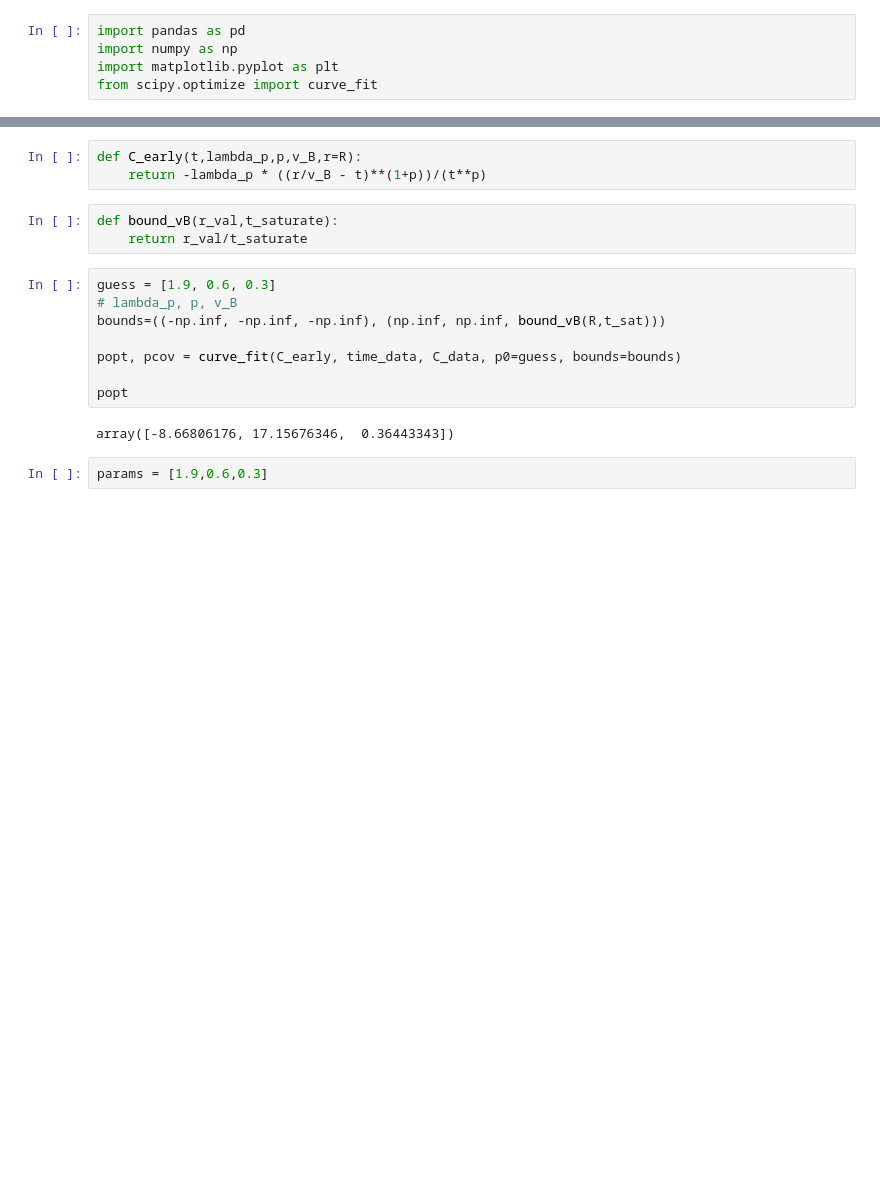
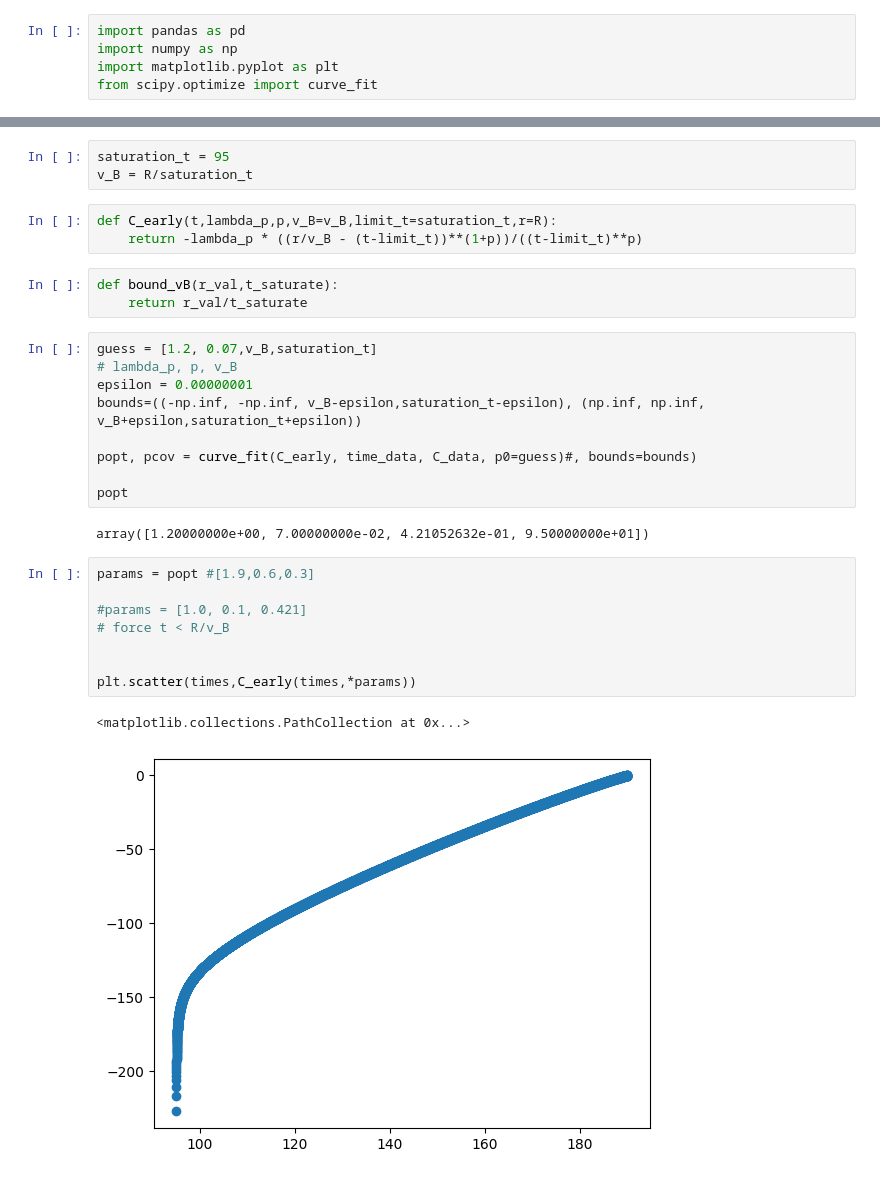
Before and after one commit to raichkel/quantum_scrambling, a Jupyter notebook: src/log_log_py.ipynb, the cells around one changed output, grey strips where cells are left out. Drawn from its saved outputs; the diff is of its cells as text; blank space fills up the shorter version.

```diff
--- a/src/log_log_py.ipynb
+++ b/src/log_log_py.ipynb
@@ -70,21 +83,34 @@ C_data = np.real(C_r_t_40[last+1:stop_index])
+# %%
+saturation_t = 95
+v_B = R/saturation_t
 # %%
-def C_early(t,lambda_p,p,v_B,r=R):
-    return -lambda_p * ((r/v_B - t)**(1+p))/(t**p)
+def C_early(t,lambda_p,p,v_B=v_B,limit_t=saturation_t,r=R):
+    return -lambda_p * ((r/v_B - (t-limit_t))**(1+p))/((t-limit_t)**p)
 # %%
 def bound_vB(r_val,t_saturate):
     return r_val/t_saturate
 # %%
-guess = [1.9, 0.6, 0.3]
+guess = [1.2, 0.07,v_B,saturation_t]
 # lambda_p, p, v_B
-bounds=((-np.inf, -np.inf, -np.inf), (np.inf, np.inf, bound_vB(R,t_sat)))
+epsilon = 0.00000001
+bounds=((-np.inf, -np.inf, v_B-epsilon,saturation_t-epsilon), (np.inf, np.inf, v_B+epsilon,saturation_t+epsilon))
 
-popt, pcov = curve_fit(C_early, time_data, C_data, p0=guess, bounds=bounds)
+popt, pcov = curve_fit(C_early, time_data, C_data, p0=guess)#, bounds=bounds)
 
 popt
 # %% [output]
-array([-8.66806176, 17.15676346,  0.36443343])
+array([1.20000000e+00, 7.00000000e-02, 4.21052632e-01, 9.50000000e+01])
-# %%
-params = [1.9,0.6,0.3]
+# %%
+params = popt #[1.9,0.6,0.3]
+
+#params = [1.0, 0.1, 0.421]
+# force t < R/v_B
+
+
+plt.scatter(times,C_early(times,*params))
+# %% [output]
+<matplotlib.collections.PathCollection at 0x...>
+[figure, added]
 # %%
 fig, ax = plt.subplots(2,1, sharex=True)
 ax[0].scatter(time_data,np.log(C_data))
```
Also changed, not shown: parts of 7 cells of this notebook, 18 other files.
